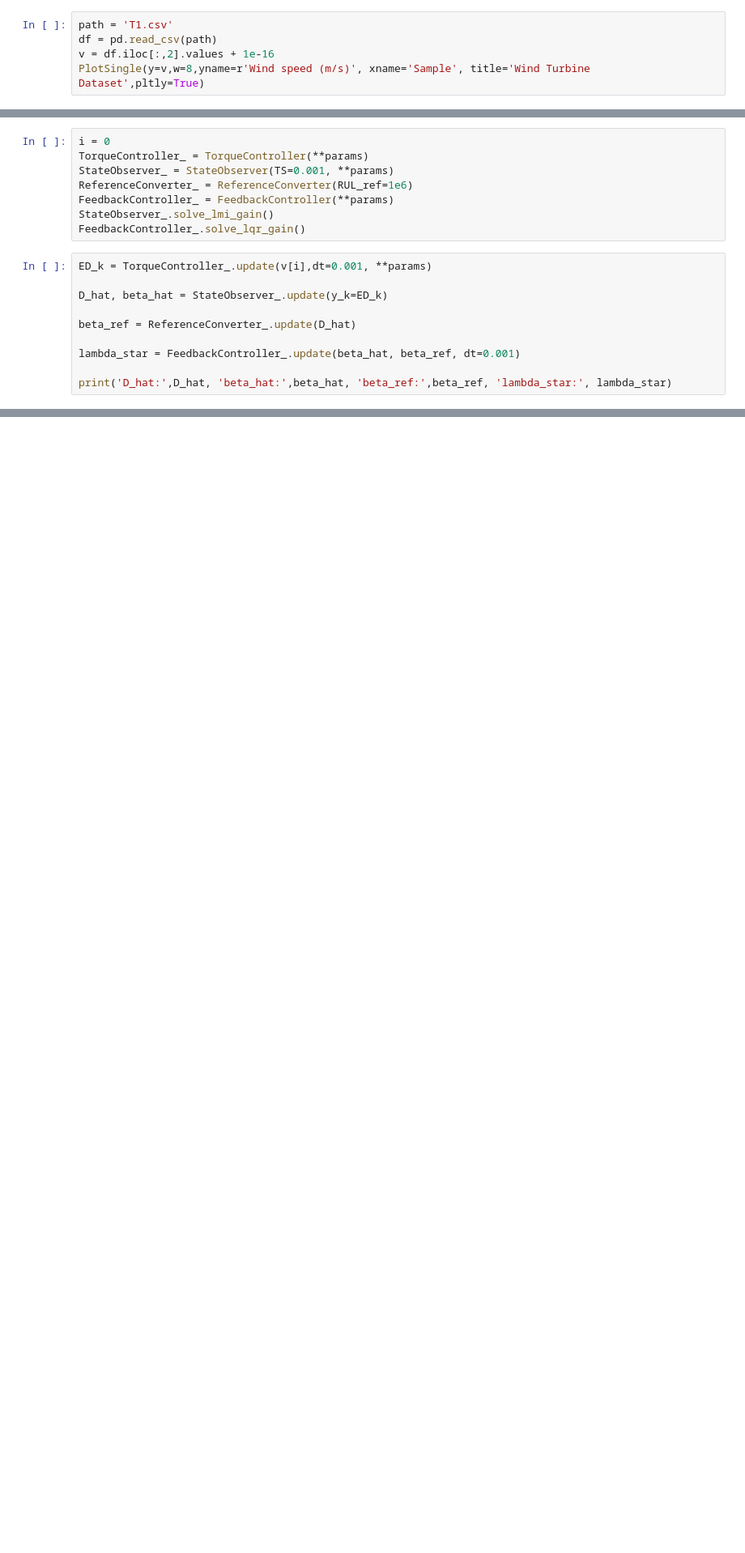
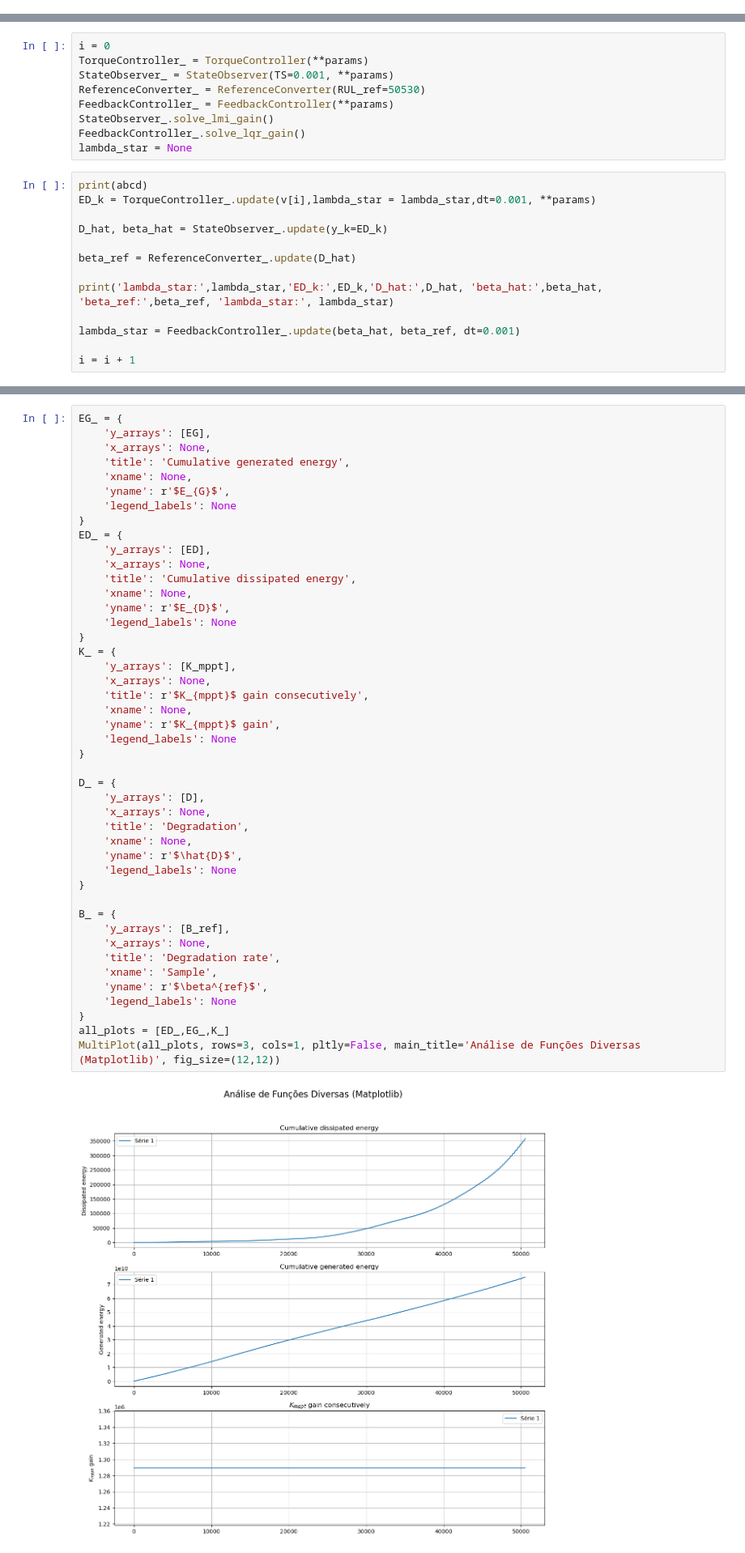
Before and after one commit to cduartes0203/ControleRobustoArtigo, a Jupyter notebook: Artigo_V2.ipynb, the cells around one changed output, grey strips where cells are left out. Shown at 81% size. Cells and saved outputs as stored; diff of their text form; blank space fills up the shorter version.

```diff
--- a/Artigo_V2.ipynb
+++ b/Artigo_V2.ipynb
@@ -49,8 +28,3 @@ MultiPlot(all_plots, rows=1, cols=3, pltly=False, main_title='Análise de Funç
-# %%
-path = 'T1.csv'
-df = pd.read_csv(path)
-v = df.iloc[:,2].values + 1e-16
-PlotSingle(y=v,w=8,yname=r'Wind speed (m/s)', xname='Sample', title='Wind Turbine Dataset',pltly=True)
 # %%
 params = {
     "Bdt": 755.49,
@@ -81,18 +122,22 @@ for i in range(len(v[:10000])):
 i = 0
 TorqueController_ = TorqueController(**params)
 StateObserver_ = StateObserver(TS=0.001, **params)
-ReferenceConverter_ = ReferenceConverter(RUL_ref=1e6)
+ReferenceConverter_ = ReferenceConverter(RUL_ref=50530)
 FeedbackController_ = FeedbackController(**params)
 StateObserver_.solve_lmi_gain()
 FeedbackController_.solve_lqr_gain()
+lambda_star = None
 # %%
-ED_k = TorqueController_.update(v[i],dt=0.001, **params)
+print(abcd)
+ED_k = TorqueController_.update(v[i],lambda_star = lambda_star,dt=0.001, **params)
 
 D_hat, beta_hat = StateObserver_.update(y_k=ED_k)
 
 beta_ref = ReferenceConverter_.update(D_hat)
 
+print('lambda_star:',lambda_star,'ED_k:',ED_k,'D_hat:',D_hat, 'beta_hat:',beta_hat, 'beta_ref:',beta_ref, 'lambda_star:', lambda_star)
+
 lambda_star = FeedbackController_.update(beta_hat, beta_ref, dt=0.001)
 
-print('D_hat:',D_hat, 'beta_hat:',beta_hat, 'beta_ref:',beta_ref, 'lambda_star:', lambda_star)
+i = i + 1
 # %% [output]
@@ -99,0 +261,47 @@ D_hat: [1.07221277] beta_hat: [0.00105528] beta_ref: [0.00099893] lambda_star: [
+# %%
+EG_ = {
+    'y_arrays': [EG],
+    'x_arrays': None,
+    'title': 'Cumulative generated energy',
+    'xname': None,
+    'yname': r'$E_{G}$',
+    'legend_labels': None
+}
+ED_ = {
+    'y_arrays': [ED],
+    'x_arrays': None,
+    'title': 'Cumulative dissipated energy',
+    'xname': None,
+    'yname': r'$E_{D}$',
+    'legend_labels': None
+}
+K_ = {
+    'y_arrays': [K_mppt],
+    'x_arrays': None,
+    'title': r'$K_{mppt}$ gain consecutively',
+    'xname': None,
+    'yname': r'$K_{mppt}$ gain',
+    'legend_labels': None
+}
+
+D_ = {
+    'y_arrays': [D],
+    'x_arrays': None,
+    'title': 'Degradation',
+    'xname': None,
+    'yname': r'$\hat{D}$',
+    'legend_labels': None
+}
+
+B_ = {
+    'y_arrays': [B_ref],
+    'x_arrays': None,
+    'title': 'Degradation rate',
+    'xname': 'Sample',
+    'yname': r'$\beta^{ref}$',
+    'legend_labels': None
+}
+all_plots = [ED_,EG_,K_]
+MultiPlot(all_plots, rows=3, cols=1, pltly=False, main_title='Análise de Funções Diversas (Matplotlib)', fig_size=(12,12))
+# %% [output]
+[figure, added]
```
Also changed, not shown: parts of 8 cells of this notebook, 1 other file.
